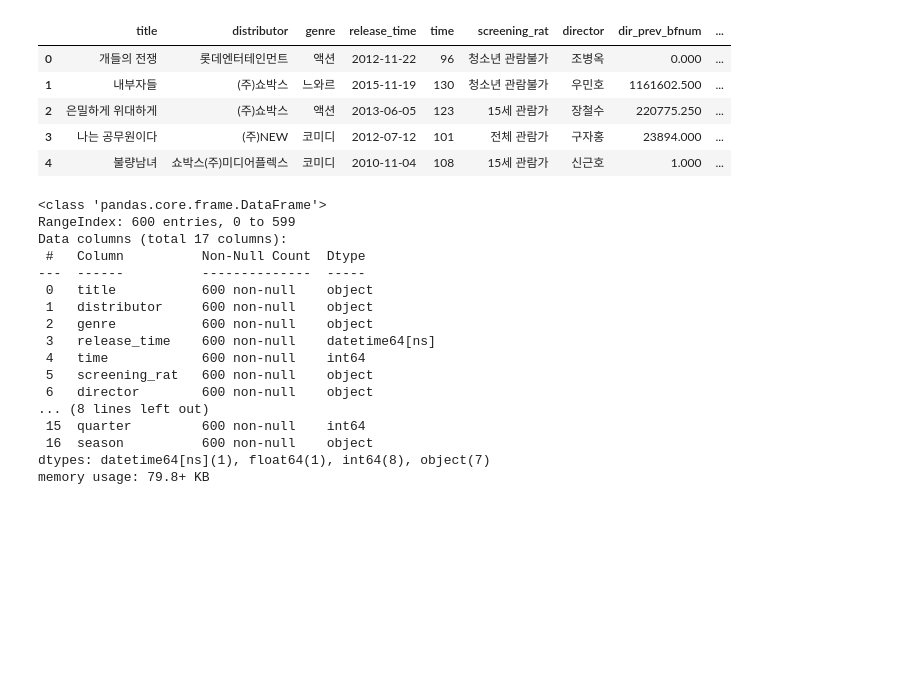
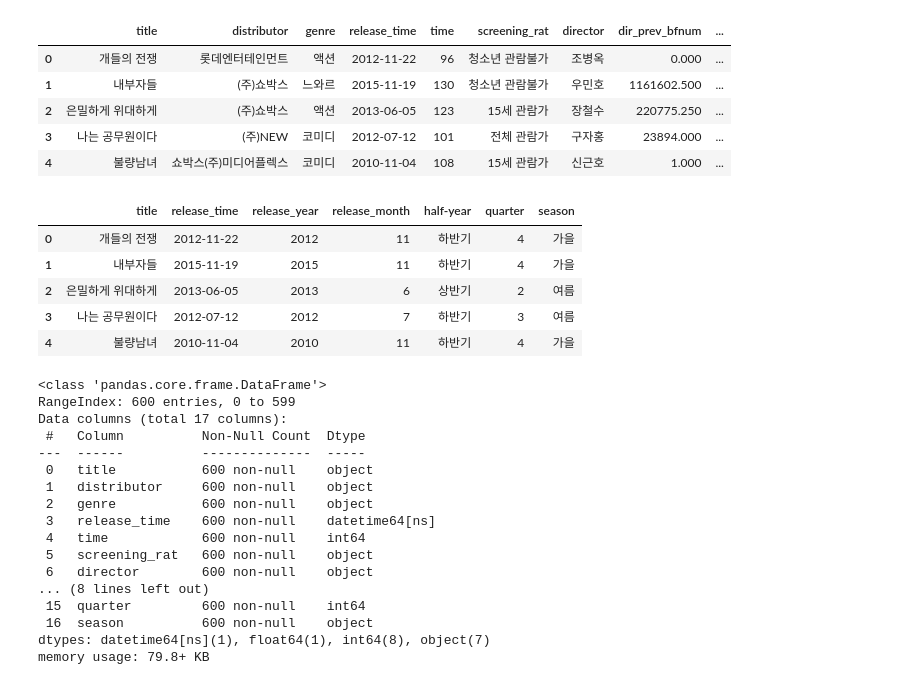
Before and after one commit to jparkgit/ESAA-23-2, a Jupyter notebook: 미니프로젝트_박지현.ipynb, the cells around one changed output. Saved outputs shown, nothing was run; the diff lists cells and outputs as text; code cells hidden in the pictures; blank space fills up the shorter version.

```diff
--- a/미니프로젝트_박지현.ipynb
+++ b/미니프로젝트_박지현.ipynb
@@ -231,6 +231,15 @@ train.head()
 | 2 | 은밀하게 위대하게 | (주)쇼박스 | 액션 | 2013-06-05 | 123 | 15세 관람가 | 장철수 | 220775.250 | ... |
 | 3 | 나는 공무원이다 | (주)NEW | 코미디 | 2012-07-12 | 101 | 전체 관람가 | 구자홍 | 23894.000 | ... |
 | 4 | 불량남녀 | 쇼박스(주)미디어플렉스 | 코미디 | 2010-11-04 | 108 | 15세 관람가 | 신근호 | 1.000 | ... |
+# %%
+train[['title', 'release_time', 'release_year', 'release_month', 'half-year', 'quarter', 'season']].head()
+# %% [output]
+|  | title | release_time | release_year | release_month | half-year | quarter | season |
+| 0 | 개들의 전쟁 | 2012-11-22 | 2012 | 11 | 하반기 | 4 | 가을 |
+| 1 | 내부자들 | 2015-11-19 | 2015 | 11 | 하반기 | 4 | 가을 |
+| 2 | 은밀하게 위대하게 | 2013-06-05 | 2013 | 6 | 상반기 | 2 | 여름 |
+| 3 | 나는 공무원이다 | 2012-07-12 | 2012 | 7 | 하반기 | 3 | 여름 |
+| 4 | 불량남녀 | 2010-11-04 | 2010 | 11 | 하반기 | 4 | 가을 |
 # %%
 train.info()
 # %% [output]
```
